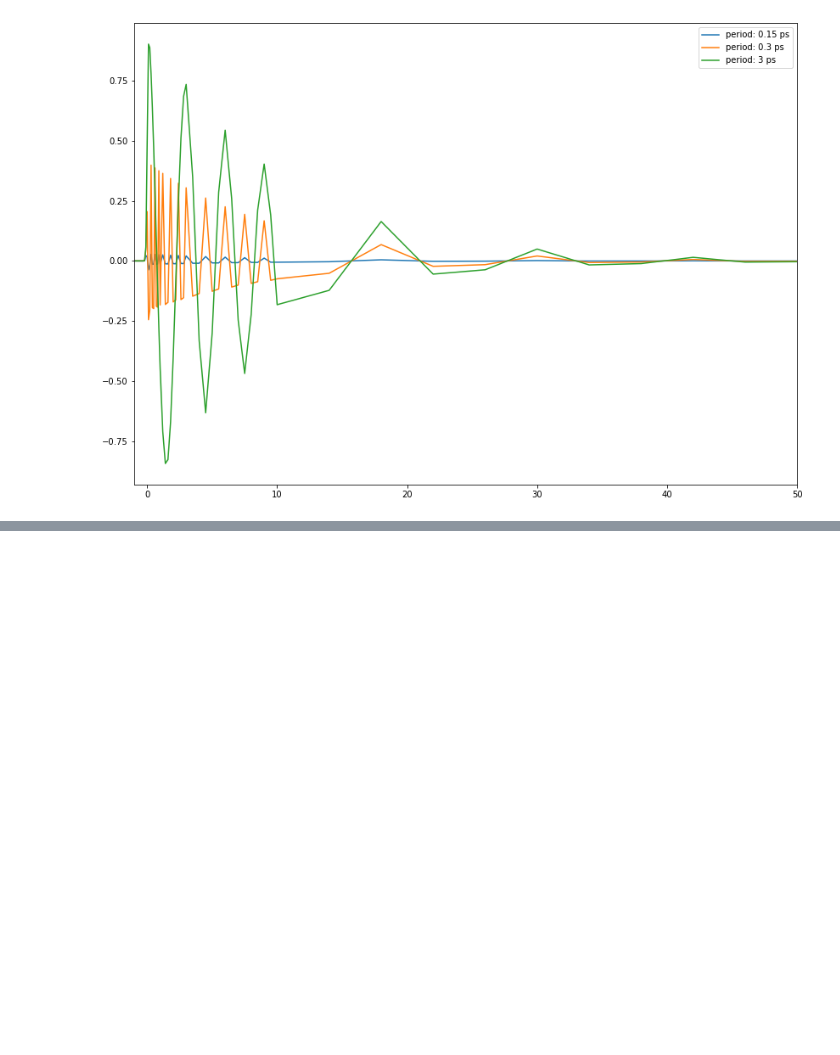
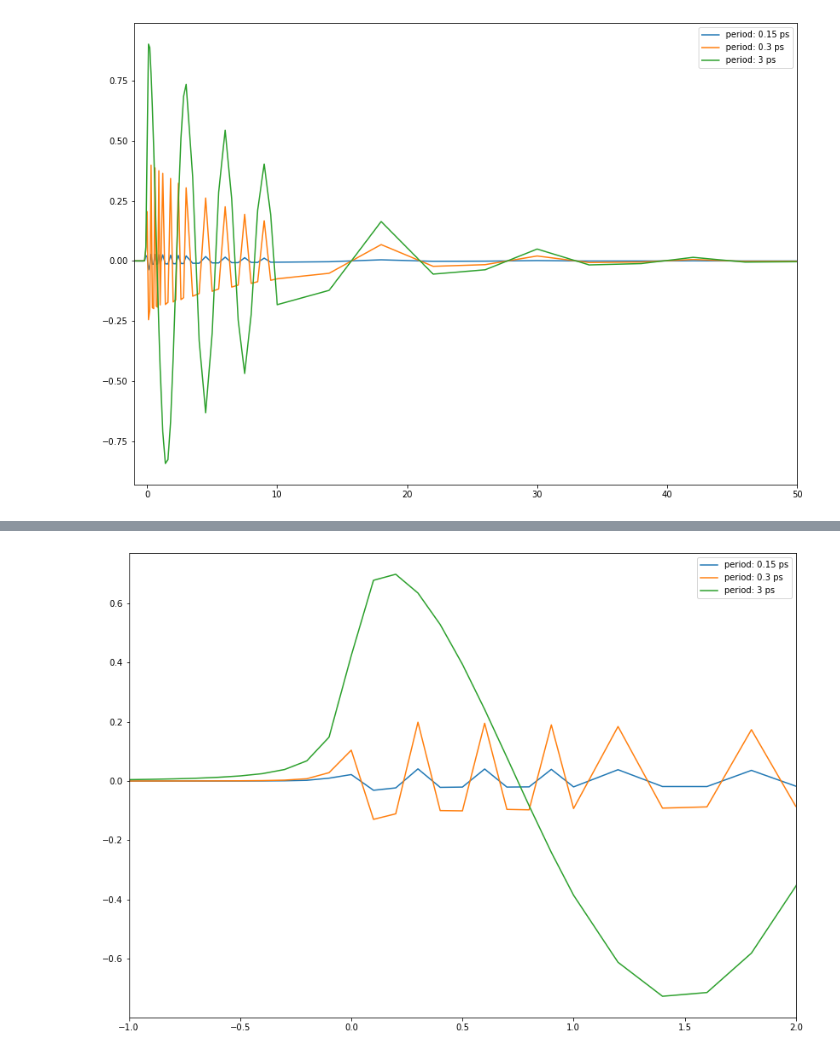
Before and after one commit to pistack/TRXASprefitpack-example, a Jupyter notebook: dmp_osc.ipynb, the cells around one changed output, grey strips where cells are left out. Drawn from its saved outputs; the diff is of its cells as text; code cells hidden in the pictures; blank space fills up the shorter version.

```diff
--- a/dmp_osc.ipynb
+++ b/dmp_osc.ipynb
@@ -93,0 +121,13 @@ plt.show()
+# %%
+cauchy_osc_1 = dmp_osc_conv_cauchy(t, fwhm, 1/tau, period[0], phase_factor)
+cauchy_osc_2 = dmp_osc_conv_cauchy(t, fwhm, 1/tau, period[1], phase_factor)
+cauchy_osc_3 = dmp_osc_conv_cauchy(t, fwhm, 1/tau, period[2], phase_factor)
+# %%
+plt.plot(t, cauchy_osc_1, label=f'period: {period[0]} ps')
+plt.plot(t, cauchy_osc_2, label=f'period: {period[1]} ps')
+plt.plot(t, cauchy_osc_3, label=f'period: {period[2]} ps')
+plt.legend()
+plt.xlim(-1, 2)
+plt.show()
+# %% [output]
+[figure, added]
```
Also changed, not shown: parts of 16 cells of this notebook, 1 other file.
